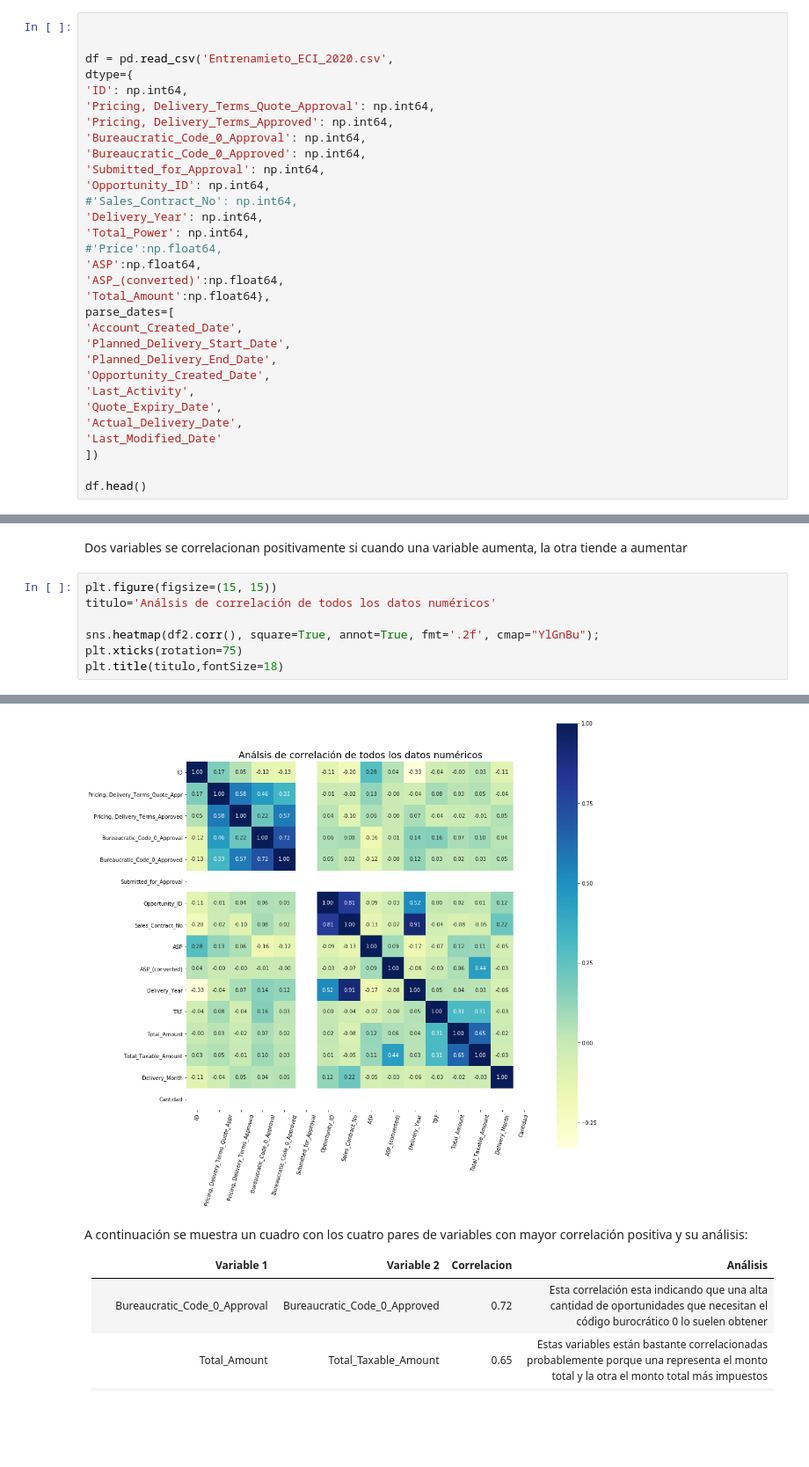
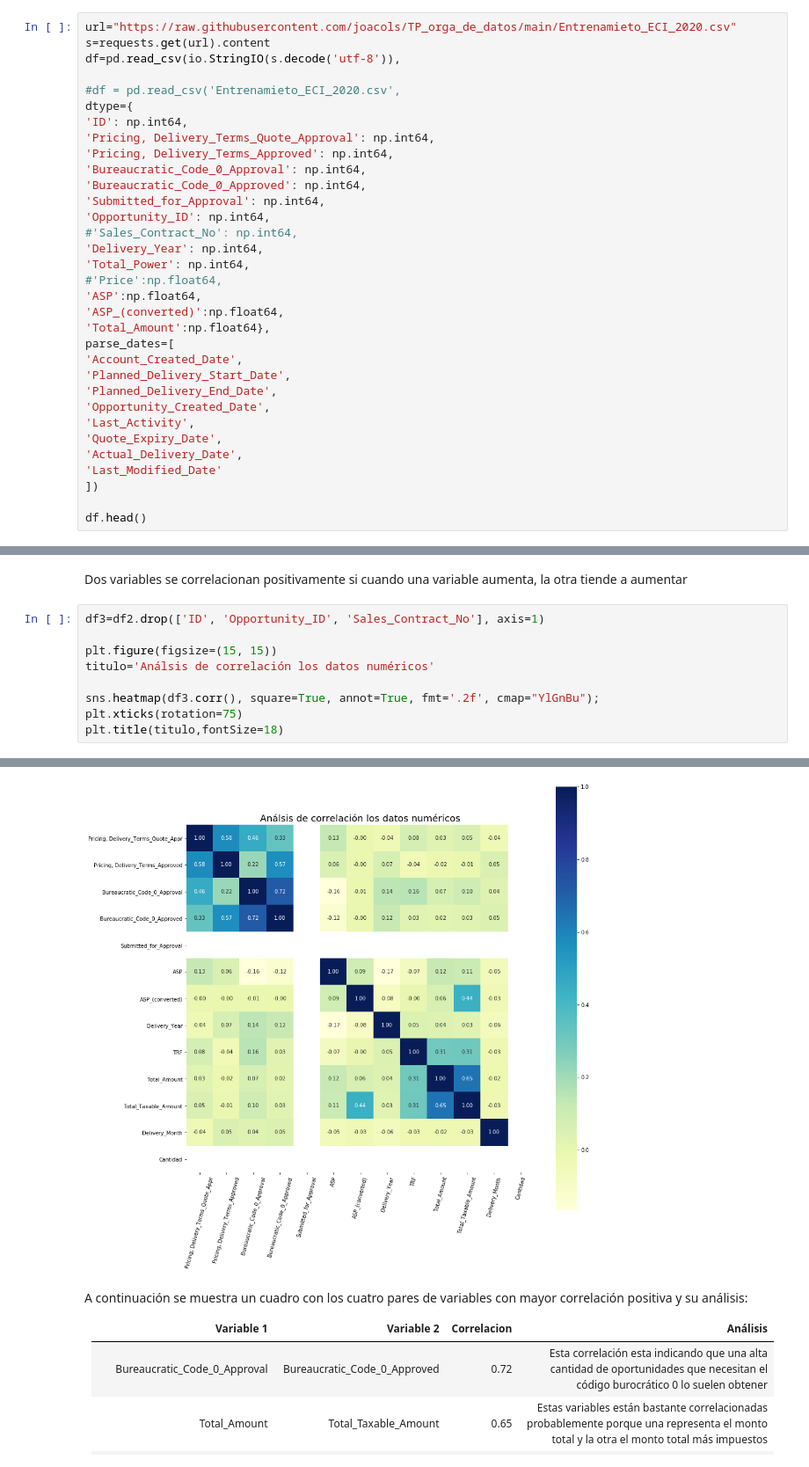
Before and after one commit to joacols/TP_orga_de_datos, a Jupyter notebook: Análisis exploratorio general TP1 2 Cuat 2020.ipynb, the cells around one changed output, grey strips where cells are left out. Shown: that part at 88% size. Drawn from its saved outputs; the diff is of its cells as text; blank space fills up the shorter version.

Commit message:
Cambios en lectura de CSV y matriz de correlación
1) Ahora lee  el CSV que esta subieron acá en github
2) Descarté las columnas con ID al hacer la matriz de correlación

```diff
--- a/Análisis exploratorio general TP1 2 Cuat 2020.ipynb
+++ b/Análisis exploratorio general TP1 2 Cuat 2020.ipynb
@@ -13,9 +15,11 @@ from statsmodels.graphics.mosaicplot import mosaic
 # %% [markdown]
 ## Lectura de datos del CSV y seteo del tipo para cada columna
 # %%
+url="https://raw.githubusercontent.com/joacols/TP_orga_de_datos/main/Entrenamieto_ECI_2020.csv"
+s=requests.get(url).content
+df=pd.read_csv(io.StringIO(s.decode('utf-8')),
 
-
-df = pd.read_csv('Entrenamieto_ECI_2020.csv',
+#df = pd.read_csv('Entrenamieto_ECI_2020.csv',
 dtype={
 'ID': np.int64,
 'Pricing, Delivery_Terms_Quote_Approval': np.int64,
@@ -568,10 +578,12 @@ plt.show()
 # %% [markdown]
 Dos variables se correlacionan positivamente si cuando una variable aumenta, la otra tiende a aumentar
 # %%
+df3=df2.drop(['ID', 'Opportunity_ID', 'Sales_Contract_No'], axis=1)
+
 plt.figure(figsize=(15, 15))
-titulo='Análsis de correlación de todos los datos numéricos'
+titulo='Análsis de correlación los datos numéricos'
 
-sns.heatmap(df2.corr(), square=True, annot=True, fmt='.2f', cmap="YlGnBu");
+sns.heatmap(df3.corr(), square=True, annot=True, fmt='.2f', cmap="YlGnBu");
 plt.xticks(rotation=75)
 plt.title(titulo,fontSize=18)
 # %% [output]
@@ -579,4 +591,4 @@ Text(0.5, 1.0, 'Análsis de correlación de todos los datos numéricos')
-[figure, old version]
+[figure, new version]
 # %% [markdown]
 A continuación se muestra un cuadro con los cuatro pares de variables con mayor correlación positiva y su análisis:
 
```
Also changed, not shown: parts of 6 cells of this notebook.
